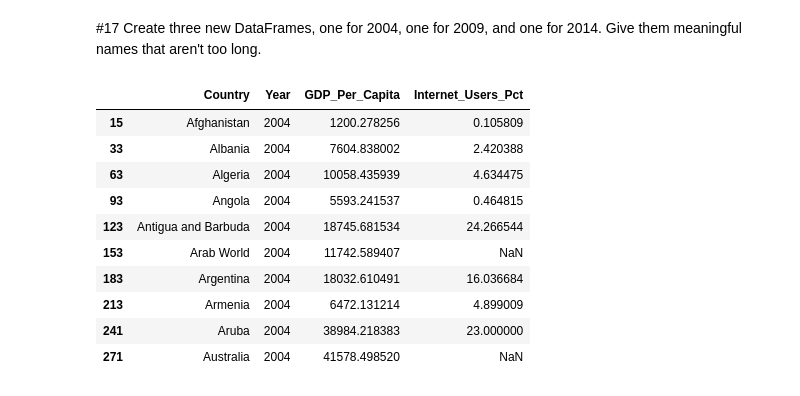
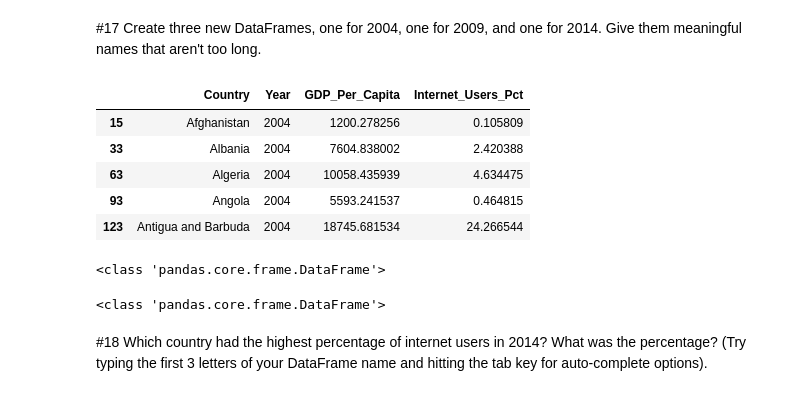
Before and after one commit to tomleewise/gdp-and-internet-usage-tomleewise, a Jupyter notebook: gdp_internet/gdp_internet.ipynb, the cells around one changed output. Saved outputs shown, nothing was run; the diff lists cells and outputs as text; code cells hidden in the pictures.

```diff
--- a/gdp_internet/gdp_internet.ipynb
+++ b/gdp_internet/gdp_internet.ipynb
@@ -208,18 +208,13 @@ gdp_and_internet_use.head(10)
 # %%
 data = gdp_and_internet_use.loc[gdp_and_internet_use.Year == 2004]
 
 year2004 = pd.DataFrame(data)
 
-year2004.head(10)
+year2004.head(5)
 # %% [output]
 |  | Country | Year | GDP_Per_Capita | Internet_Users_Pct |
 | 15 | Afghanistan | 2004 | 1200.278256 | 0.105809 |
 | 33 | Albania | 2004 | 7604.838002 | 2.420388 |
 | 63 | Algeria | 2004 | 10058.435939 | 4.634475 |
 | 93 | Angola | 2004 | 5593.241537 | 0.464815 |
 | 123 | Antigua and Barbuda | 2004 | 18745.681534 | 24.266544 |
-| 153 | Arab World | 2004 | 11742.589407 | NaN |
-| 183 | Argentina | 2004 | 18032.610491 | 16.036684 |
-| 213 | Armenia | 2004 | 6472.131214 | 4.899009 |
-| 241 | Aruba | 2004 | 38984.218383 | 23.000000 |
-| 271 | Australia | 2004 | 41578.498520 | NaN |
@@ -225,0 +224,5 @@ year2004.head(10)
+# %%
+year2009.head()
+print(type(year2009))
+# %% [output]
+<class 'pandas.core.frame.DataFrame'>
@@ -225,0 +232,7 @@ year2004.head(10)
+# %%
+year2009.head()
+print(type(year2009))
+# %% [output]
+<class 'pandas.core.frame.DataFrame'>
+# %% [markdown]
+#18 Which country had the highest percentage of internet users in 2014? What was the percentage? (Try typing the first 3 letters of your DataFrame name and hitting the tab key for auto-complete options).
```
Also changed, not shown: parts of 2 cells of this notebook.
